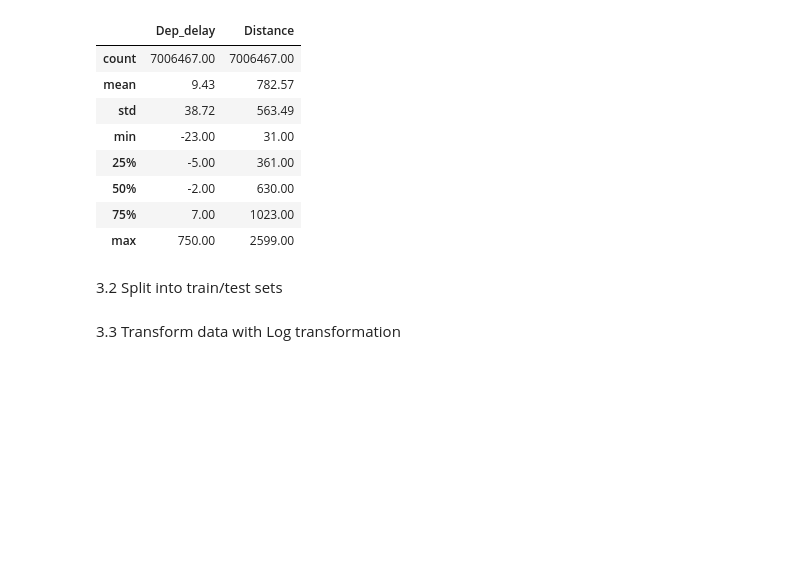
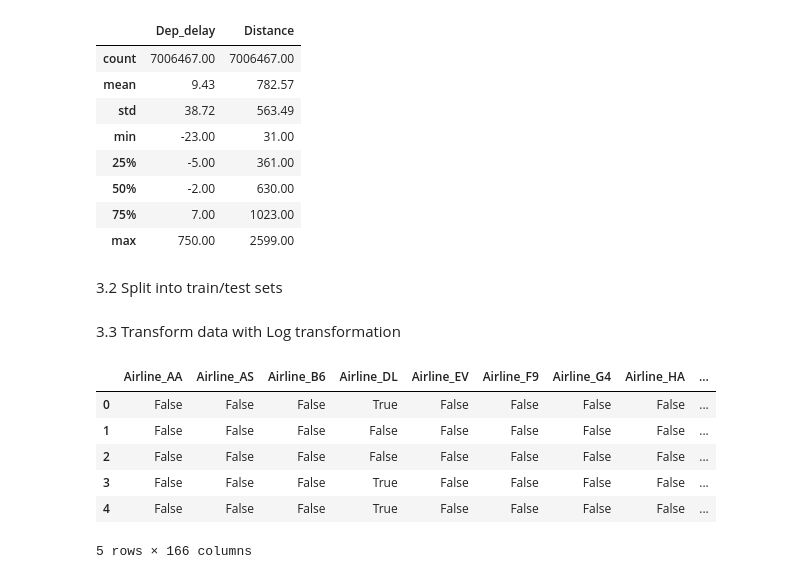
Before and after one commit to segoldsmith/Capstone2, a Jupyter notebook: Capstone2_Pre-processing_Training_Data.ipynb, the cells around one changed output. Cells and saved outputs as stored; diff of their text form; code cells hidden in the pictures; blank space fills up the shorter version.

```diff
--- a/Capstone2_Pre-processing_Training_Data.ipynb
+++ b/Capstone2_Pre-processing_Training_Data.ipynb
@@ -218,11 +217,34 @@ X_train, X_test, y_train, y_test = train_test_split(X, y, test_size=.2, random_s
 # %% [markdown]
 3.3 Transform data with Log transformation
 # %%
-# import and create PowerTransformer
+#import PowerTransformer
 from sklearn.preprocessing import PowerTransformer
 
 pt = PowerTransformer()
 
-pt.fit(X_train)
-X_train_scaled=pt.transform(X_train)
-X_test_scaled=pt.transform(X_test)
+#fit Distance column/feature from X_train and transform X_train/X_test
+pt.fit(X_train[['Distance']])
+X_train_scaled = pt.transform(X_train[['Distance']])
+X_test_scaled = pt.transform(X_test[['Distance']])
+# %%
+# Convert the scaled arrays back to DataFrames
+X_train_scaleddf = pd.DataFrame(X_train_scaled, columns=['Dist'])
+X_test_scaleddf = pd.DataFrame(X_test_scaled, columns=['Dist'])
+# %%
+#combine the transformed data back into the train/test dataframes
+X_train_scaled2 = pd.concat([X_train.reset_index(drop=True), X_train_scaleddf], axis=1)
+X_test_scaled2 = pd.concat([X_test.reset_index(drop=True), X_test_scaleddf], axis=1)
+# %%
+#remove the old/pretransformed distance column
+X_train_final = X_train_scaled2.drop(columns=['Distance'])
+X_test_final = X_test_scaled2.drop(columns=['Distance'])
+# %%
+X_train_final.head()
+# %% [output]
+|  | Airline_AA | Airline_AS | Airline_B6 | Airline_DL | Airline_EV | Airline_F9 | Airline_G4 | Airline_HA | ... |
+| 0 | False | False | False | True | False | False | False | False | ... |
+| 1 | False | False | False | False | False | False | False | False | ... |
+| 2 | False | False | False | False | False | False | False | False | ... |
+| 3 | False | False | False | True | False | False | False | False | ... |
+| 4 | False | False | False | True | False | False | False | False | ... |
+5 rows × 166 columns
```
Also changed, not shown: parts of 8 cells of this notebook.
